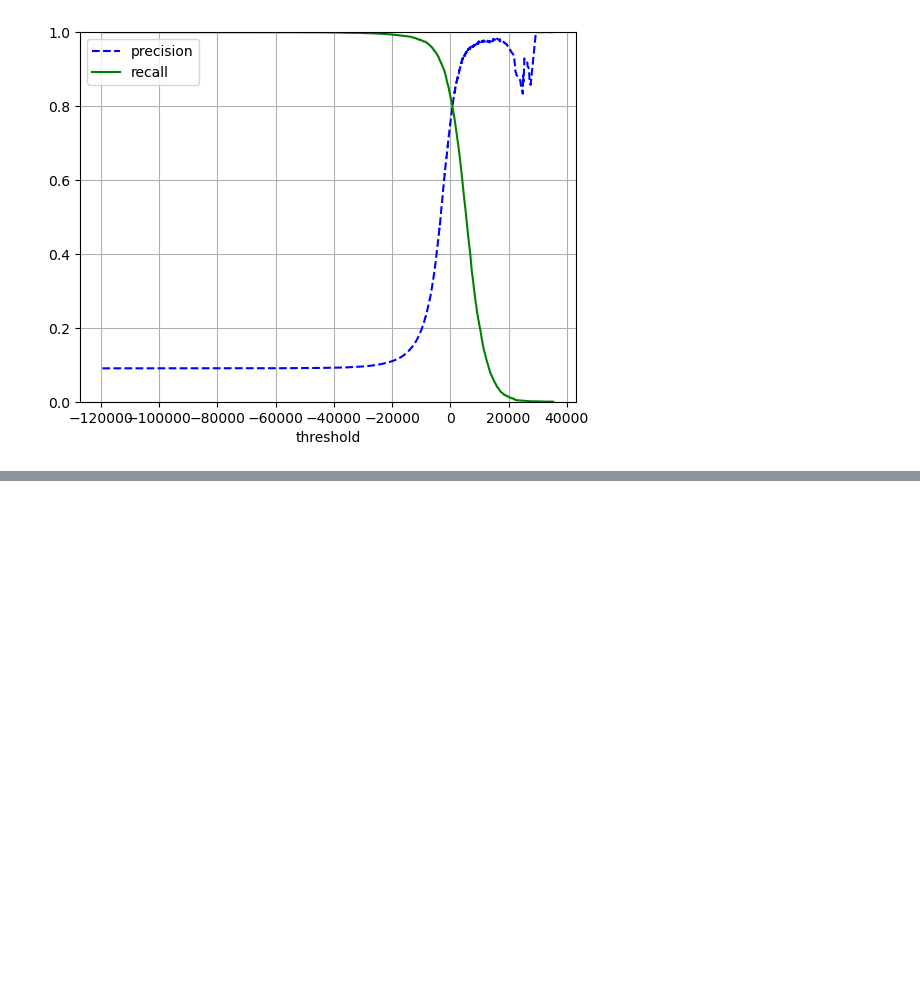
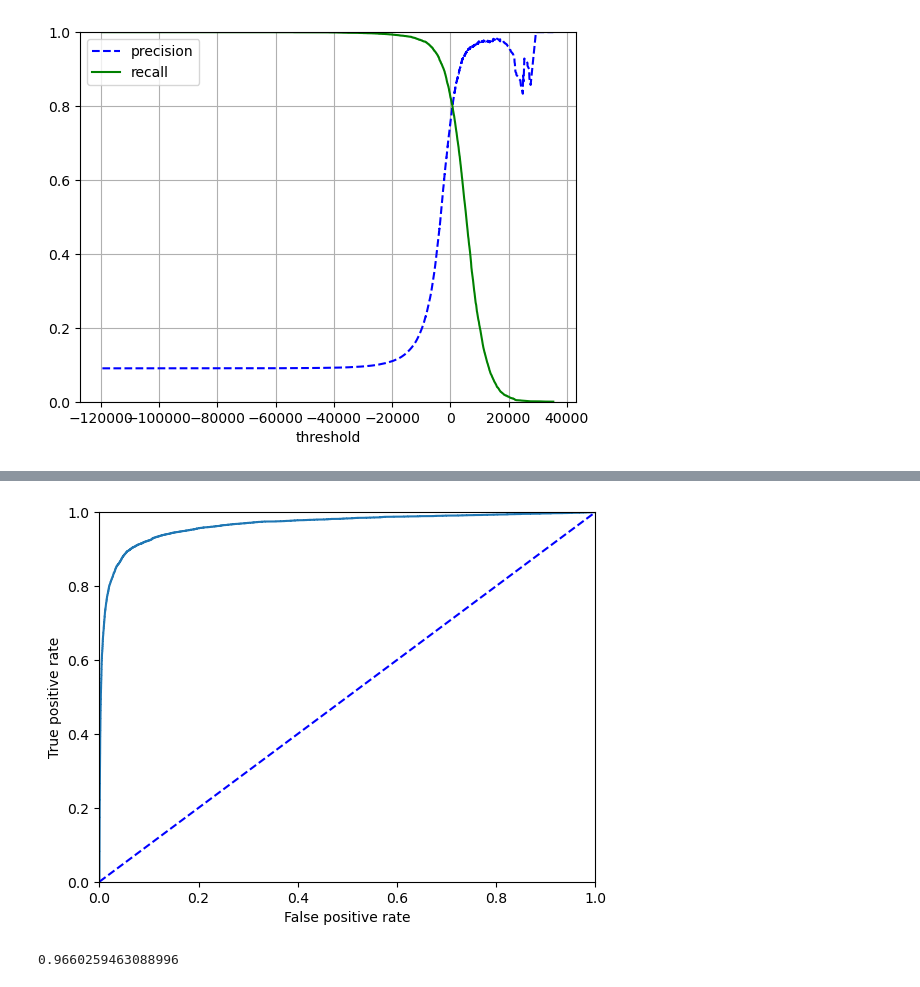
Before and after one commit to karvendhanm/Medium, a Jupyter notebook: architectural_priors/architectures.ipynb, the cells around one changed output, grey strips where cells are left out. Saved outputs shown, nothing was run; the diff lists cells and outputs as text; code cells hidden in the pictures; blank space fills up the shorter version.

```diff
--- a/architectural_priors/architectures.ipynb
+++ b/architectural_priors/architectures.ipynb
@@ -316,0 +319,27 @@ plot_precision_recall_curve(precisions, recalls)
+# %%
+# The ROC curve (the receiver operating characteristic curve).
+# ROC is only used in the case of binary classifiers.
+# this is similar to precision vs recall curve, only that it is plotted between true positive rate(recall)
+# and false positive rate.
+
+from sklearn.metrics import roc_curve
+
+fpr, tpr, thresholds = roc_curve(y_train_5, y_scores)
+# %%
+def plot_roc_curve(fpr, tpr):
+    plt.plot(fpr, tpr)
+    plt.plot([0, 1], [0,1], 'b--')
+    plt.xlabel('False positive rate')
+    plt.ylabel('True positive rate')
+    plt.xlim([0, 1])
+    plt.ylim([0, 1])
+    plt.show()
+# %%
+plot_roc_curve(fpr, tpr)
+# %% [output]
+[figure, added]
+# %%
+from sklearn.metrics import roc_auc_score
+print(roc_auc_score(y_train_5, y_scores))
+# %% [output]
+0.9660259463088996
```
Also changed, not shown: parts of 5 cells of this notebook.
